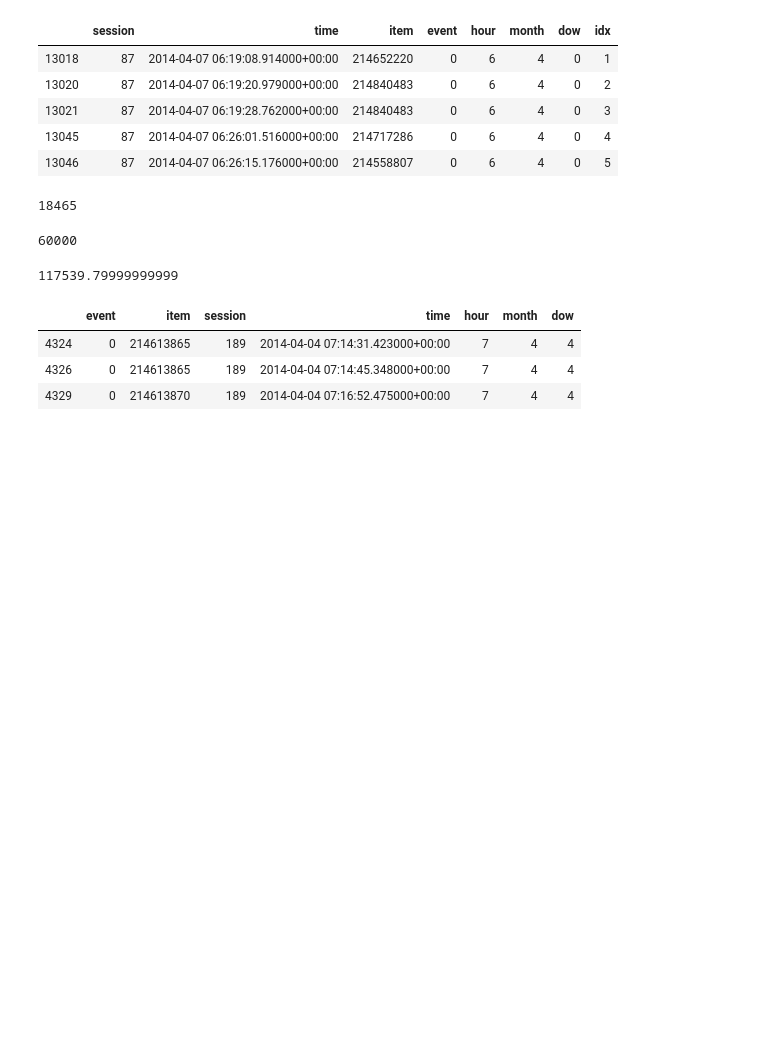
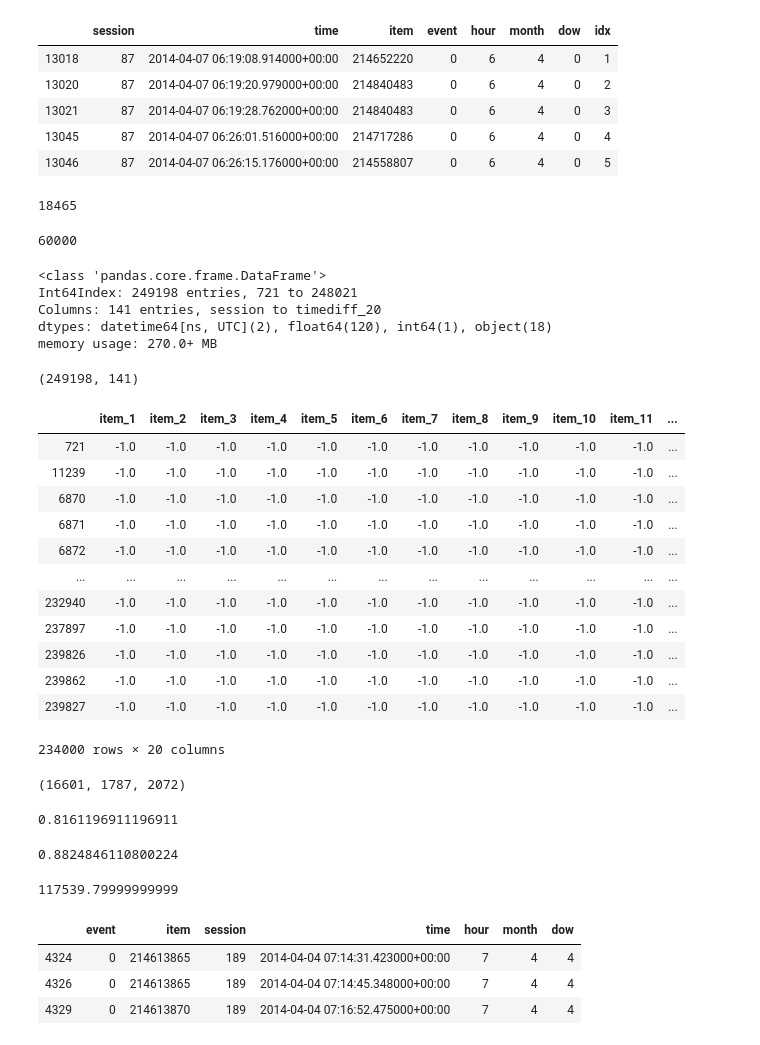
Before and after one commit to darenma/CRNN, a Jupyter notebook: preprocessing.ipynb, the cells around one changed output. Cells and saved outputs as stored; diff of their text form; code cells hidden in the pictures; blank space fills up the shorter version.

```diff
--- a/preprocessing.ipynb
+++ b/preprocessing.ipynb
@@ -175,0 +175,34 @@ nn = len(res)
+# %%
+gg.info()
+# %% [output]
+<class 'pandas.core.frame.DataFrame'>
+Int64Index: 249198 entries, 721 to 248021
+Columns: 141 entries, session to timediff_20
+dtypes: datetime64[ns, UTC](2), float64(120), int64(1), object(18)
+memory usage: 270.0+ MB
+# %%
+gg = finals.sort_values(by=["time_20"], ascending=True).copy()
+# %%
+gg.shape
+# %% [output]
+(249198, 141)
+# %%
+TEST = gg.iloc[242000:].copy()
+VALID = gg.iloc[234000:242000].copy()
+TRAIN = gg.iloc[:234000].copy()
+# %%
+TRAIN[["item_"+str(x) for x in range(1, 21)]]
+# %% [output]
+|  | item_1 | item_2 | item_3 | item_4 | item_5 | item_6 | item_7 | item_8 | item_9 | item_10 | item_11 | ... |
+| 721 | -1.0 | -1.0 | -1.0 | -1.0 | -1.0 | -1.0 | -1.0 | -1.0 | -1.0 | -1.0 | -1.0 | ... |
+| 11239 | -1.0 | -1.0 | -1.0 | -1.0 | -1.0 | -1.0 | -1.0 | -1.0 | -1.0 | -1.0 | -1.0 | ... |
+| 6870 | -1.0 | -1.0 | -1.0 | -1.0 | -1.0 | -1.0 | -1.0 | -1.0 | -1.0 | -1.0 | -1.0 | ... |
+| 6871 | -1.0 | -1.0 | -1.0 | -1.0 | -1.0 | -1.0 | -1.0 | -1.0 | -1.0 | -1.0 | -1.0 | ... |
+| 6872 | -1.0 | -1.0 | -1.0 | -1.0 | -1.0 | -1.0 | -1.0 | -1.0 | -1.0 | -1.0 | -1.0 | ... |
+| ... | ... | ... | ... | ... | ... | ... | ... | ... | ... | ... | ... | ... |
+| 232940 | -1.0 | -1.0 | -1.0 | -1.0 | -1.0 | -1.0 | -1.0 | -1.0 | -1.0 | -1.0 | -1.0 | ... |
+| 237897 | -1.0 | -1.0 | -1.0 | -1.0 | -1.0 | -1.0 | -1.0 | -1.0 | -1.0 | -1.0 | -1.0 | ... |
+| 239826 | -1.0 | -1.0 | -1.0 | -1.0 | -1.0 | -1.0 | -1.0 | -1.0 | -1.0 | -1.0 | -1.0 | ... |
+| 239862 | -1.0 | -1.0 | -1.0 | -1.0 | -1.0 | -1.0 | -1.0 | -1.0 | -1.0 | -1.0 | -1.0 | ... |
+| 239827 | -1.0 | -1.0 | -1.0 | -1.0 | -1.0 | -1.0 | -1.0 | -1.0 | -1.0 | -1.0 | -1.0 | ... |
+234000 rows × 20 columns
@@ -175,0 +213,12 @@ nn = len(res)
+# %%
+len(train_part), len(valid_part), len(test_part)
+# %% [output]
+(16601, 1787, 2072)
+# %%
+len(test_part.intersection(train_part))/len(test_part)
+# %% [output]
+0.8161196911196911
+# %%
+len(valid_part.intersection(train_part))/len(valid_part)
+# %% [output]
+0.8824846110800224
```
Also changed, not shown: parts of 5 cells of this notebook, 1 other file.
